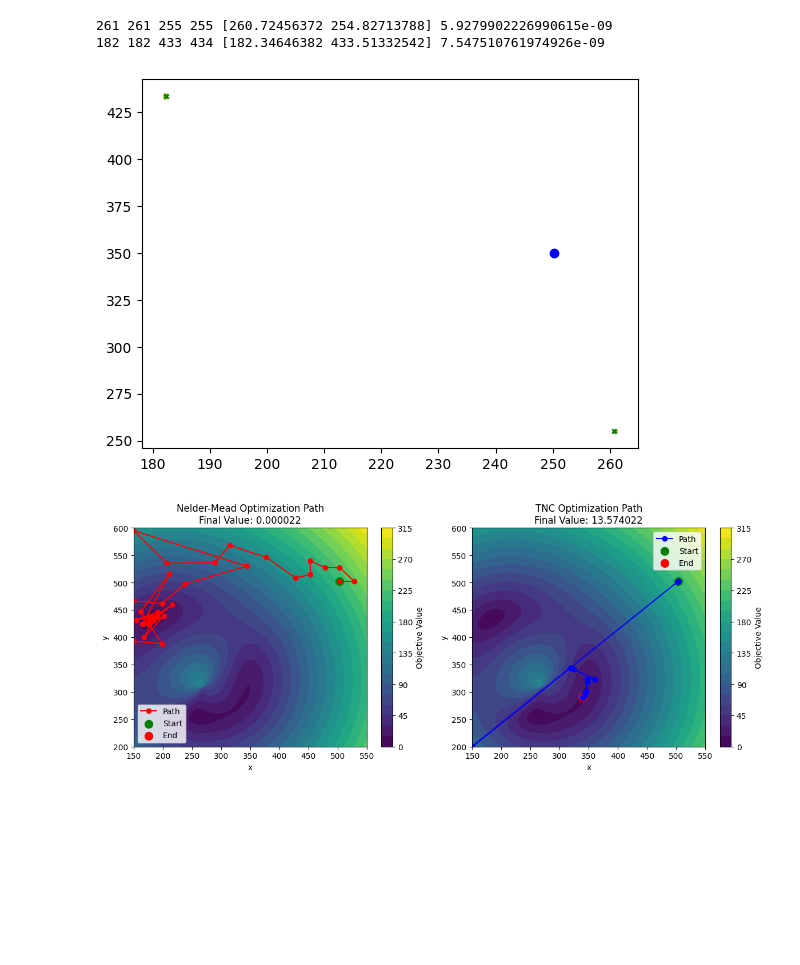
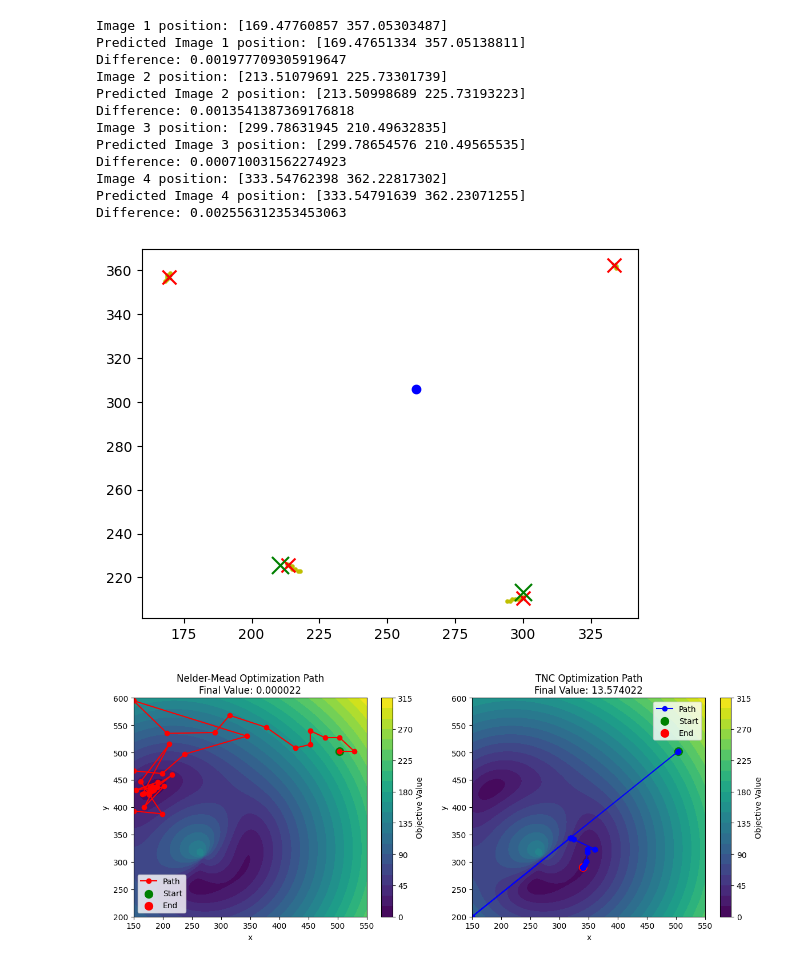
Before and after one commit to diceandcats/SURE-GW-lensing, a Jupyter notebook: Real stuffs/subpixel.ipynb, the cells around one changed output. Saved outputs shown, nothing was run; the diff lists cells and outputs as text; code cells hidden in the pictures; blank space fills up the shorter version.

```diff
--- a/Real stuffs/subpixel.ipynb
+++ b/Real stuffs/subpixel.ipynb
@@ -22,7 +22,7 @@ lens_model_list = ['SIE']
 lensModel = LensModel(lens_model_list=lens_model_list)
 
 # define parameter values of lens models #
-kwargs_sie = {'theta_E': 100, 'e1':0, 'e2':0.4, 'center_x': 270, 'center_y': 310}
+kwargs_sie = {'theta_E': 100, 'e1':0, 'e2':0.2, 'center_x': 270, 'center_y': 310}
 kwargs_lens = [kwargs_sie]
 
 # image plane coordinate #
@@ -55,6 +55,6 @@ plt.colorbar()
 # %%
 # Assuming alpha_y_2d and alpha_x_2d are defined and 'size' is known
-coord = (250.3,350.0)
+coord = (260.4,305.9)
 coord_x_r, coord_y_r = coord[0] % 1, coord[1] % 1
 y_round, x_round = round(coord[1]), round(coord[0])
 
@@ -156,6 +180,6 @@ plt.scatter(img_x, img_y, c='r', s=100, marker='x')'''
 # %%
 # make a point source
-coord = (250.3,350.0)
+coord = (260.4,305.9)
 def find_rough_def_pix(coord):
     coord_x_r, coord_y_r = coord[0] % 1, coord[1] % 1
     y_round, x_round = round(coord[1]), round(coord[0])
@@ -204,5 +228,7 @@ Number of pixels: [1, 2]
 # %%
 # interpolate the deflected angle given the image pos
+alpha_x_2d = np.array(alpha_x_2d, dtype=np.float64)
+alpha_y_2d = np.array(alpha_y_2d, dtype=np.float64)
 def def_angle_test_interpolate(x,y, alpha_x= alpha_x_2d, alpha_y = alpha_y_2d):  #(x,y) is img_guess
     dx = x - floor(x)
     dy = y - floor(y)
@@ -222,20 +248,52 @@ def diff_interpolate (img_guess):
 # %%
 # minimum distance between the source position and the guess source positions deflected by mutiple images
 # expect partition of the images and search for 1 sol for 1 image
 plt.scatter(coord[0], coord[1], c='b')
 plt.scatter([i[0] for i in coordinates], [i[1] for i in coordinates], c='y', s=5)
 # find maximum x and y coordinates of the image[i]
+img = [[] for _ in range(len(images))]
 for i in range(len(images)):
     x_max, x_min = np.max(images[i][:,0]), np.min(images[i][:,0])
     y_max, y_min = np.max(images[i][:,1]), np.min(images[i][:,1])
     img_guess = np.random.uniform(x_min, x_max), np.random.uniform(y_min, y_max)
     pos = minimize(diff_interpolate, img_guess, bounds =[(x_min-1, x_max+1), (y_min-1, y_max+1)], method='L-BFGS-B', tol=1e-8) # the 1 is for wider boundary
-    print(x_min, x_max, y_min, y_max, pos.x, diff_interpolate(pos.x))
+    #print(x_min, x_max, y_min, y_max, pos.x, diff_interpolate(pos.x))
     plt.scatter(pos.x[0], pos.x[1], c='g', s=10, marker='x')
+    img[i] = pos.x
+
+img = np.array(img)
+sorted_img = sorted(img, key=lambda x: x[0])
+
+solver = LensEquationSolver(lensModel)
+pixscale = 0.25
+# solve for image positions provided a lens model and the source position #
+img_x, img_y = solver.image_position_analytical(coord[0],coord[1], kwargs_lens)
+img_analytical = [[] for _ in range(len(images))]
+for i in range(len(images)):
+    img_analytical[i] = img_x[i], img_y[i]
+img_analytical = np.array(img_analytical)
+sorted_img_analytical = sorted(img_analytical, key=lambda x: x[0])
+
+plt.scatter(img_x , img_y, c='r', s=100, marker='x')
+plt.scatter(img[:][0],img[:][1], c='g', s=150, marker='x')
+for i in range(len(img_x)):
+    print(f'Image {i+1} position: {sorted_img[i]}')
+    print(f'Predicted Image {i+1} position: {sorted_img_analytical[i]}')
+    print(f'Difference: {np.sqrt((sorted_img[i][0]-sorted_img_analytical[i][0])**2 + (sorted_img[i][1]-sorted_img_analytical[i][1])**2)}')
 # %% [output]
-261 261 255 255 [260.72456372 254.82713788] 5.9279902226990615e-09
-182 182 433 434 [182.34646382 433.51332542] 7.547510761974926e-09
+Image 1 position: [169.47760857 357.05303487]
+Predicted Image 1 position: [169.47651334 357.05138811]
+Difference: 0.001977709305919647
+Image 2 position: [213.51079691 225.73301739]
+Predicted Image 2 position: [213.50998689 225.73193223]
+Difference: 0.0013541387369176818
+Image 3 position: [299.78631945 210.49632835]
+Predicted Image 3 position: [299.78654576 210.49565535]
+Difference: 0.000710031562274923
+Image 4 position: [333.54762398 362.22817302]
+Predicted Image 4 position: [333.54791639 362.23071255]
+Difference: 0.002556312353453063
-[figure, old version]
+[figure, new version]
 # %%
 import numpy as np
 import matplotlib.pyplot as plt
```
Also changed, not shown: parts of 6 cells of this notebook, 3 other files.
